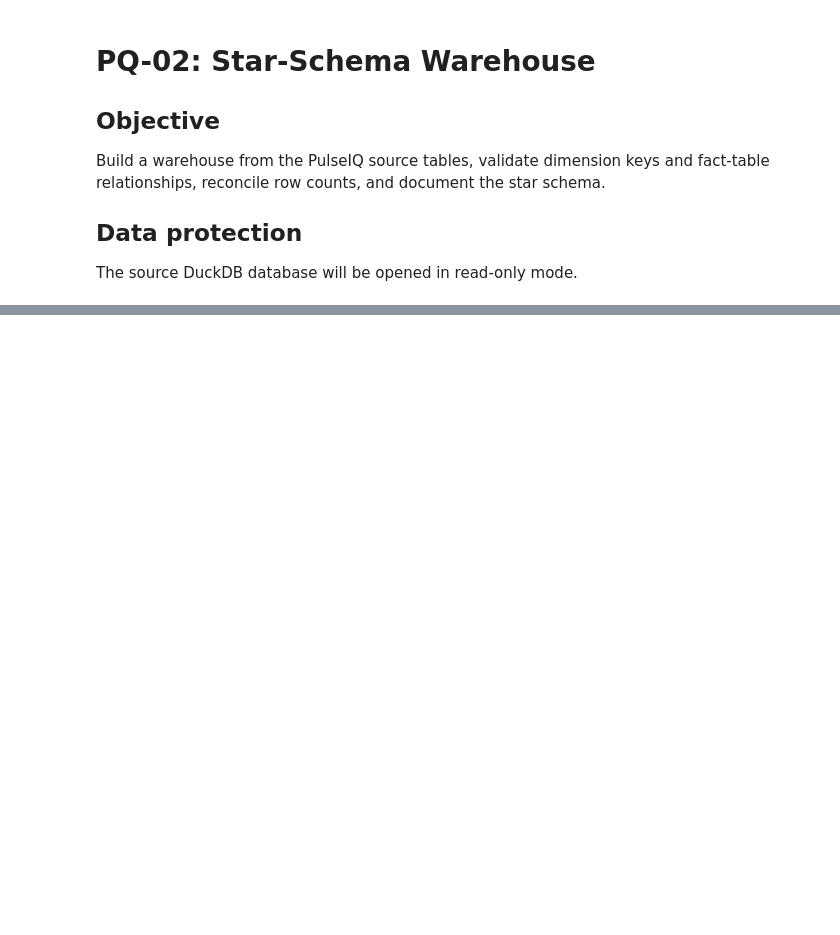
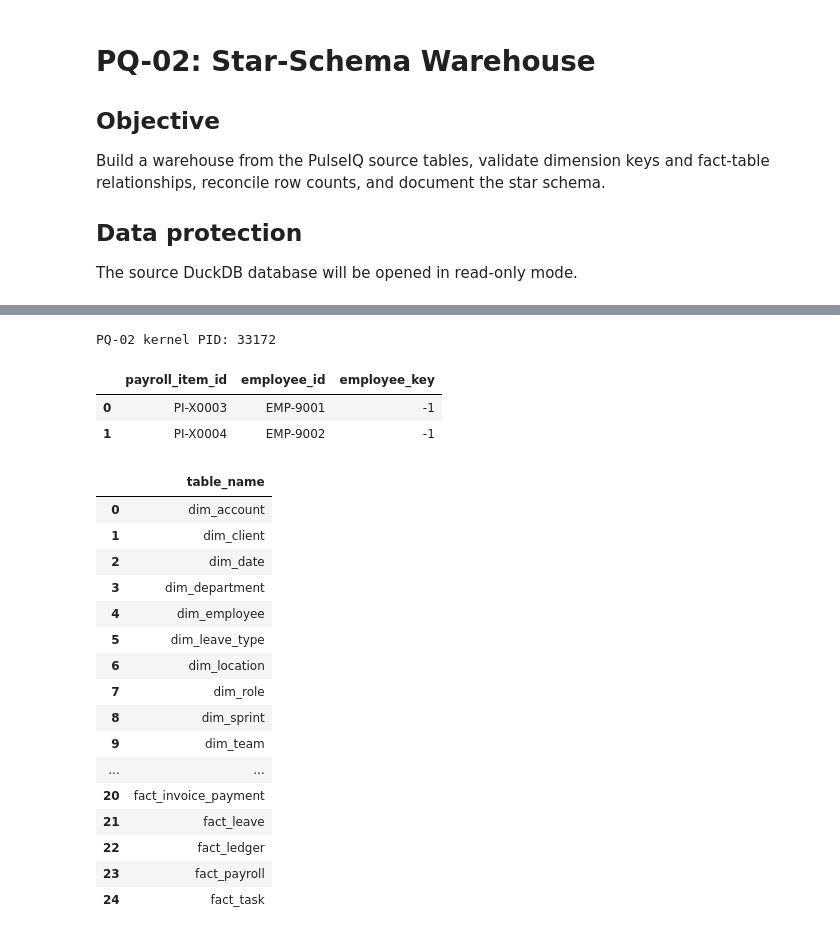
Before and after one commit to Raathesh/PulseIQ-Analytics, a Jupyter notebook: PQ-02_Star_Schema_Warehouse.ipynb, the cells around one changed output, grey strips where cells are left out. Cells and saved outputs as stored; diff of their text form; code cells hidden in the pictures; blank space fills up the shorter version.

```diff
--- a/PQ-02_Star_Schema_Warehouse.ipynb
+++ b/PQ-02_Star_Schema_Warehouse.ipynb
@@ -1725,0 +2485,59 @@ for i in range(40, len(notebook["cells"])):
+# %%
+import os
+print("PQ-02 kernel PID:", os.getpid())
+# %% [output]
+PQ-02 kernel PID: 33172
+# %%
+import duckdb
+
+db_path = (
+    r"C:\Users\Hp\Documents\pulseiq"
+    r"\05_Starter\pulseiq_warehouse.duckdb"
+)
+
+con = duckdb.connect(db_path, read_only=True)
+
+# Check the two payroll exceptions documented in PQ-02
+result = con.execute("""
+    SELECT
+        payroll_item_id,
+        employee_id,
+        employee_key
+    FROM warehouse.fact_payroll
+    WHERE employee_key = -1
+    ORDER BY payroll_item_id
+""").fetchdf()
+
+display(result)
+# %% [output]
+|  | payroll_item_id | employee_id | employee_key |
+| 0 | PI-X0003 | EMP-9001 | -1 |
+| 1 | PI-X0004 | EMP-9002 | -1 |
+# %%
+tables = con.execute("""
+    SELECT table_name
+    FROM information_schema.tables
+    WHERE table_schema = 'warehouse'
+      AND table_type = 'BASE TABLE'
+    ORDER BY table_name
+""").fetchdf()
+
+display(tables)
+# %% [output]
+|  | table_name |
+| 0 | dim_account |
+| 1 | dim_client |
+| 2 | dim_date |
+| 3 | dim_department |
+| 4 | dim_employee |
+| 5 | dim_leave_type |
+| 6 | dim_location |
+| 7 | dim_role |
+| 8 | dim_sprint |
+| 9 | dim_team |
+| ... | ... |
+| 20 | fact_invoice_payment |
+| 21 | fact_leave |
+| 22 | fact_ledger |
+| 23 | fact_payroll |
+| 24 | fact_task |
```
Also changed, not shown: parts of 23 cells of this notebook, 12 other files.
